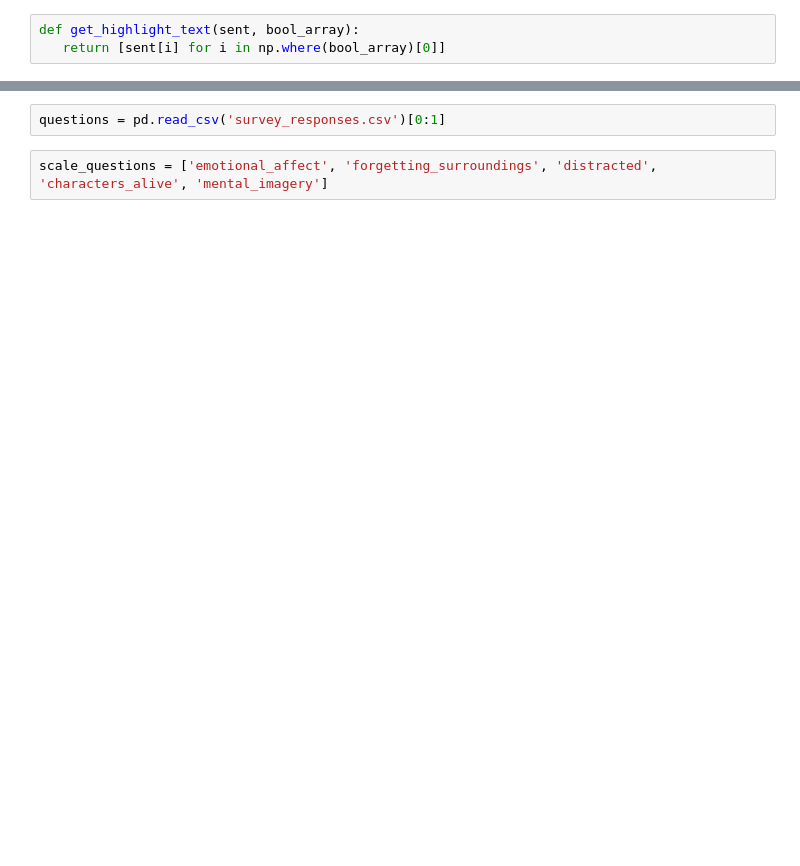
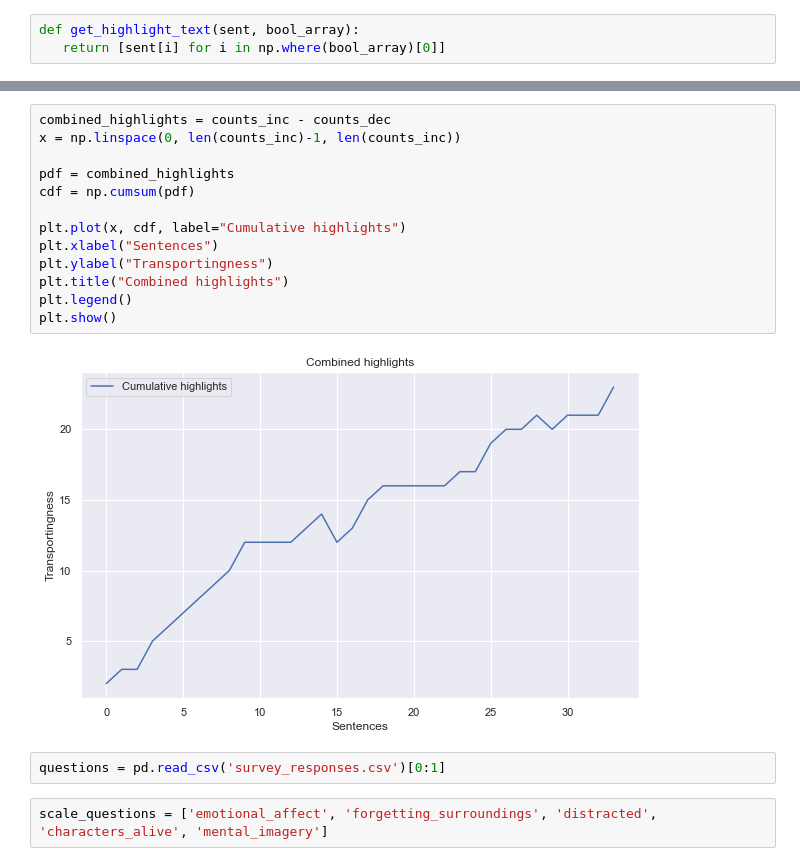
Before and after one commit to kelseyneis/narrative_transportation, a Jupyter notebook: survey_response.ipynb, the cells around one changed output, grey strips where cells are left out. Drawn from its saved outputs; the diff is of its cells as text; blank space fills up the shorter version.

```diff
--- a/survey_response.ipynb
+++ b/survey_response.ipynb
@@ -92,3 +83,18 @@ print(sentences)
+# %%
+combined_highlights = counts_inc - counts_dec
+x = np.linspace(0, len(counts_inc)-1, len(counts_inc))
+
+pdf = combined_highlights
+cdf = np.cumsum(pdf)
+
+plt.plot(x, cdf, label="Cumulative highlights")
+plt.xlabel("Sentences")
+plt.ylabel("Transportingness")
+plt.title("Combined highlights")
+plt.legend()
+plt.show()
+# %% [output]
+[figure, added]
 # %%
 questions = pd.read_csv('survey_responses.csv')[0:1]
 # %%
```
Also changed, not shown: parts of 6 cells of this notebook.
